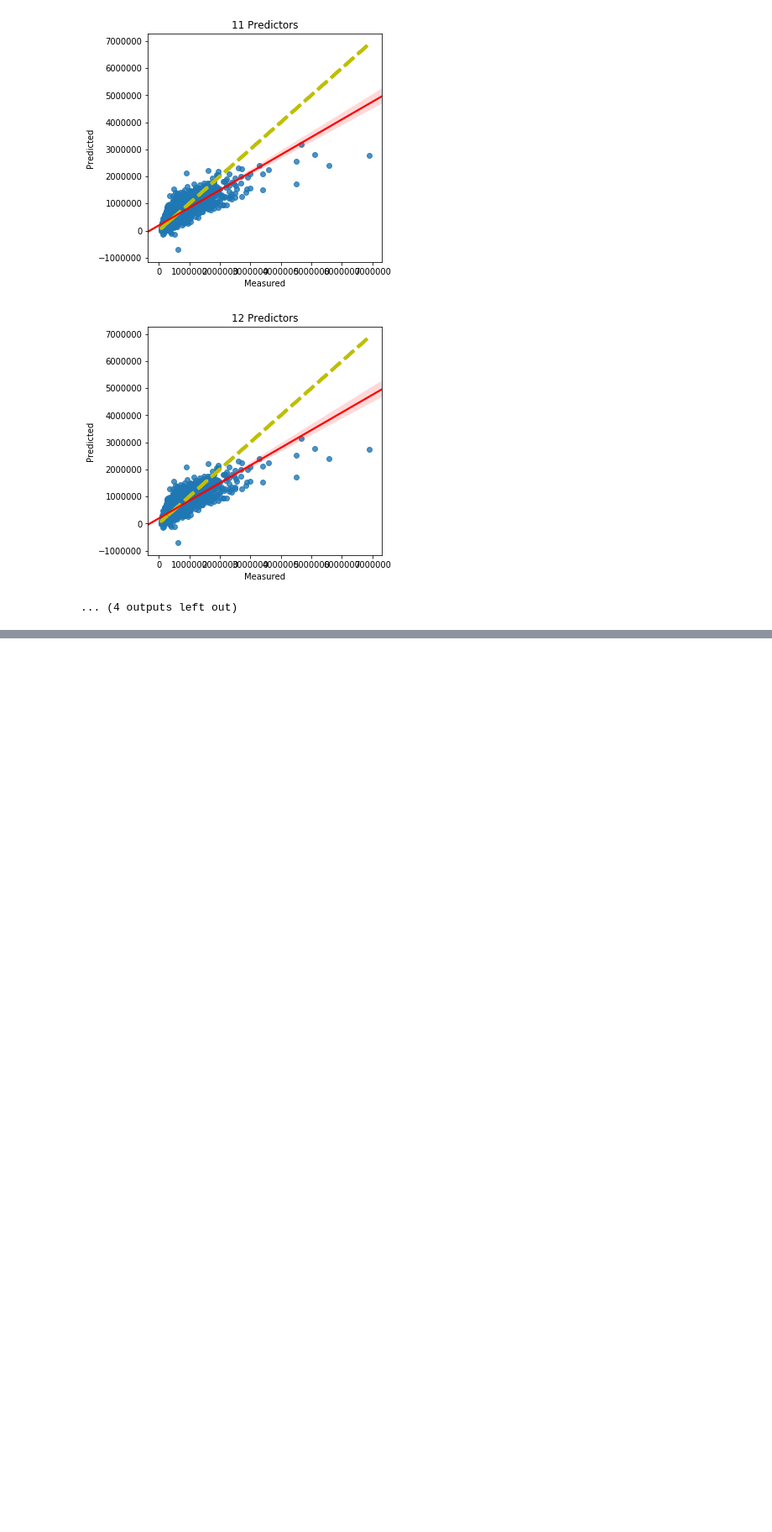
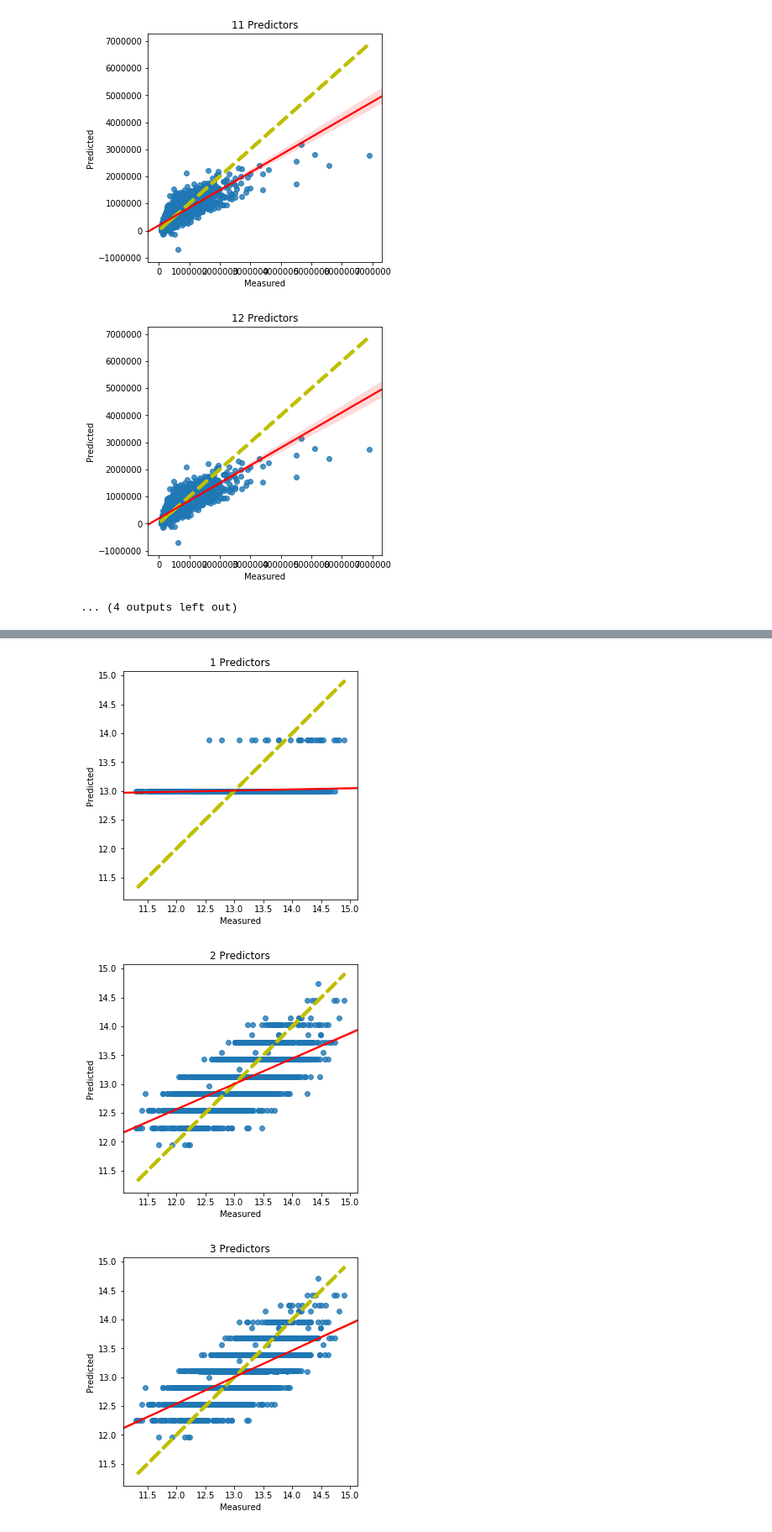
Before and after one commit to KanwalArora029/King-County-Sales-Analysis, a Jupyter notebook: student2.ipynb, the cells around one changed output, grey strips where cells are left out. Shown at 84% size. Cells and saved outputs as stored; diff of their text form; code cells hidden in the pictures; blank space fills up the shorter version.

```diff
--- a/student2.ipynb
+++ b/student2.ipynb
@@ -679,0 +700,73 @@ results_df_original
+# %%
+#creating dataframe that will remove some of the variables with high correlation to other variables
+df_adj = df
+to_drop = ['view', 'sqft_lot15', 'sqft_above', 'sqft_basement']
+df_adj.drop(to_drop, axis=1, inplace=True)
+# %%
+#RFE regression of all predictors using repeated k-fold
+from sklearn.model_selection import RepeatedKFold
+
+#setting X, y and creating train/test split
+X = df_adj.drop('price', axis=1)
+y = df_adj.price
+X_train, X_test, y_train, y_test = train_test_split(X, y, test_size = 0.25, random_state=47)
+
+#initializing counter variable 'i' and creating lists to add to over each iteration
+i = 1
+results_df_adj = pd.DataFrame()
+predictors = list()
+reg_score = list()
+mse_diffs = list()
+added_pred = list()
+previous_columns = []
+
+#this loop repeats once for each column in 'df'
+while i <= (int(len(df_adj.drop('price', axis=1).columns))):
+    rkf = RepeatedKFold(n_splits=3, n_repeats=10, random_state=47)
+    scores = 0
+    percent_diffs = 0
+
+    #this loop using a repeated k-fold to generate an average R-squared and % difference in train/test MSE
+    for train_index, test_index in rkf.split(X_train):
+        X_train2, X_val = X_train.iloc[train_index], X_train.iloc[test_index]
+        y_train2, y_val = y_train.iloc[train_index], y_train.iloc[test_index]
+        linreg = LinearRegression()
+        selector = RFE(linreg, n_features_to_select = i)
+        selector = selector.fit(X_train2, y_train2)
+        selected_columns = X_train2.columns[selector.support_ ]
+        linreg.fit(X_train2[selected_columns],y_train2)
+        scores = scores + linreg.score(X_test[selected_columns], y_test)
+        y_hat_train = linreg.predict(X_train[selected_columns])
+        y_hat_test = linreg.predict(X_test[selected_columns])
+        train_mse = mean_squared_error(y_train, y_hat_train)
+        test_mse = mean_squared_error(y_test, y_hat_test)
+        mse_diff = test_mse - train_mse
+        percent_diff = mse_diff/train_mse
+        percent_diffs += percent_diff
+
+    #adding data to lists
+    predictors.append(i)
+    reg_score.append(scores/30)
+    mse_diffs.append(percent_diffs/30*100)
+    added_pred.append(list(set(selected_columns) - set(previous_columns)))
+    previous_columns = selected_columns
+    predicted = linreg.predict(X_test[selected_columns])
+
+    fig, ax = plt.subplots(figsize=(5,5))
+    #ax.scatter(y_test, predicted, edgecolors=(0, 0, 0))
+    ax.plot(y_test, y_test, 'k--', lw=4, color='y')
+    sns.regplot(x=y_test, y=predicted, ax=ax, line_kws={"color": "red"})
+    ax.set_xlabel('Measured')
+    ax.set_ylabel('Predicted')
+    ax.set_title(str(i) + " Predictors")
+    i += 1
+results_df_adj['# Predictors'] = predictors
+results_df_adj['R-squared'] = reg_score
+results_df_adj['MSE % Difference'] = mse_diffs
+results_df_adj['Added Predictor'] = added_pred
+plt.show()
+results_df_adj
+# %% [output]
+[figure, added]
+[figure, added]
+[figure, added]
```
Also changed, not shown: parts of 25 cells of this notebook, 1 other file.
